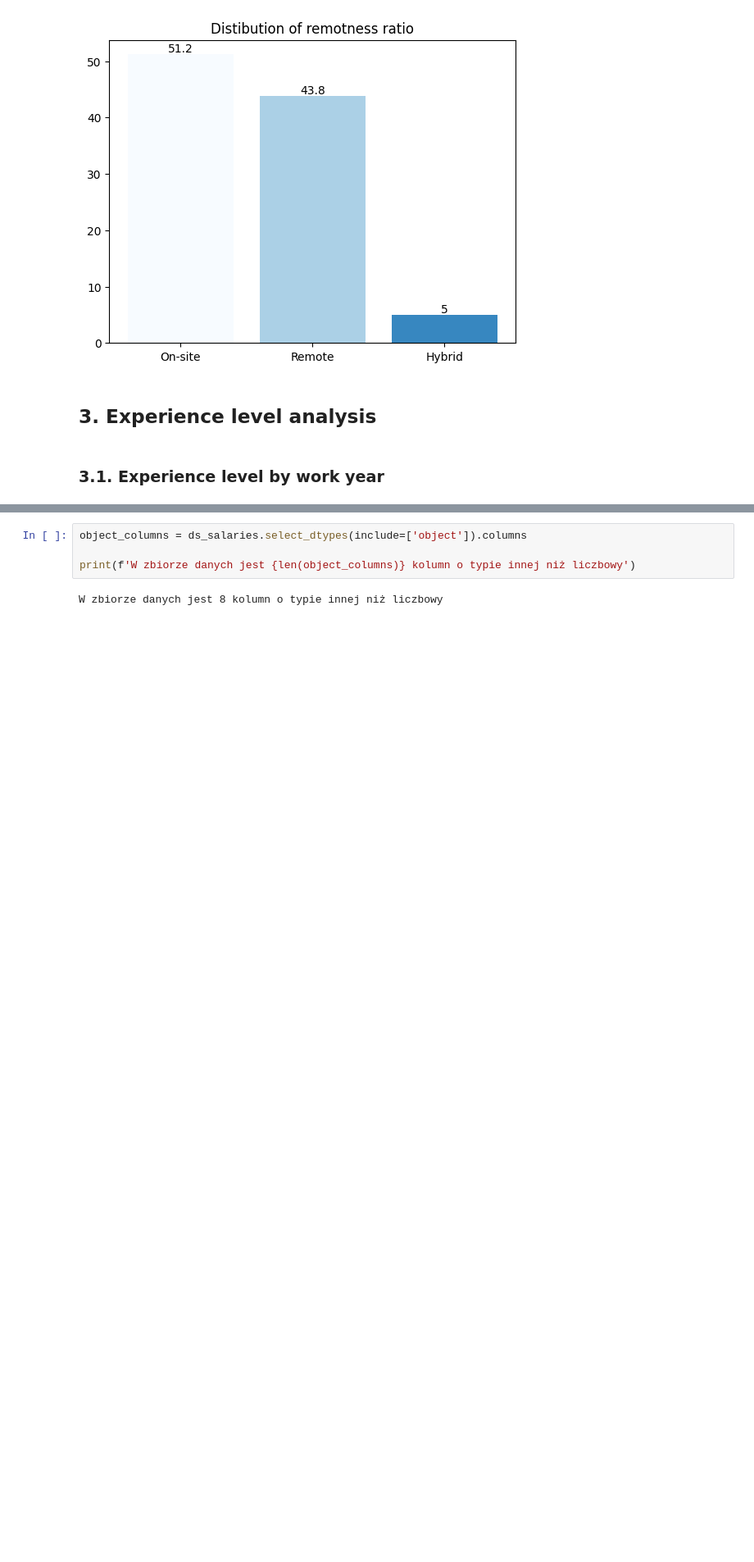
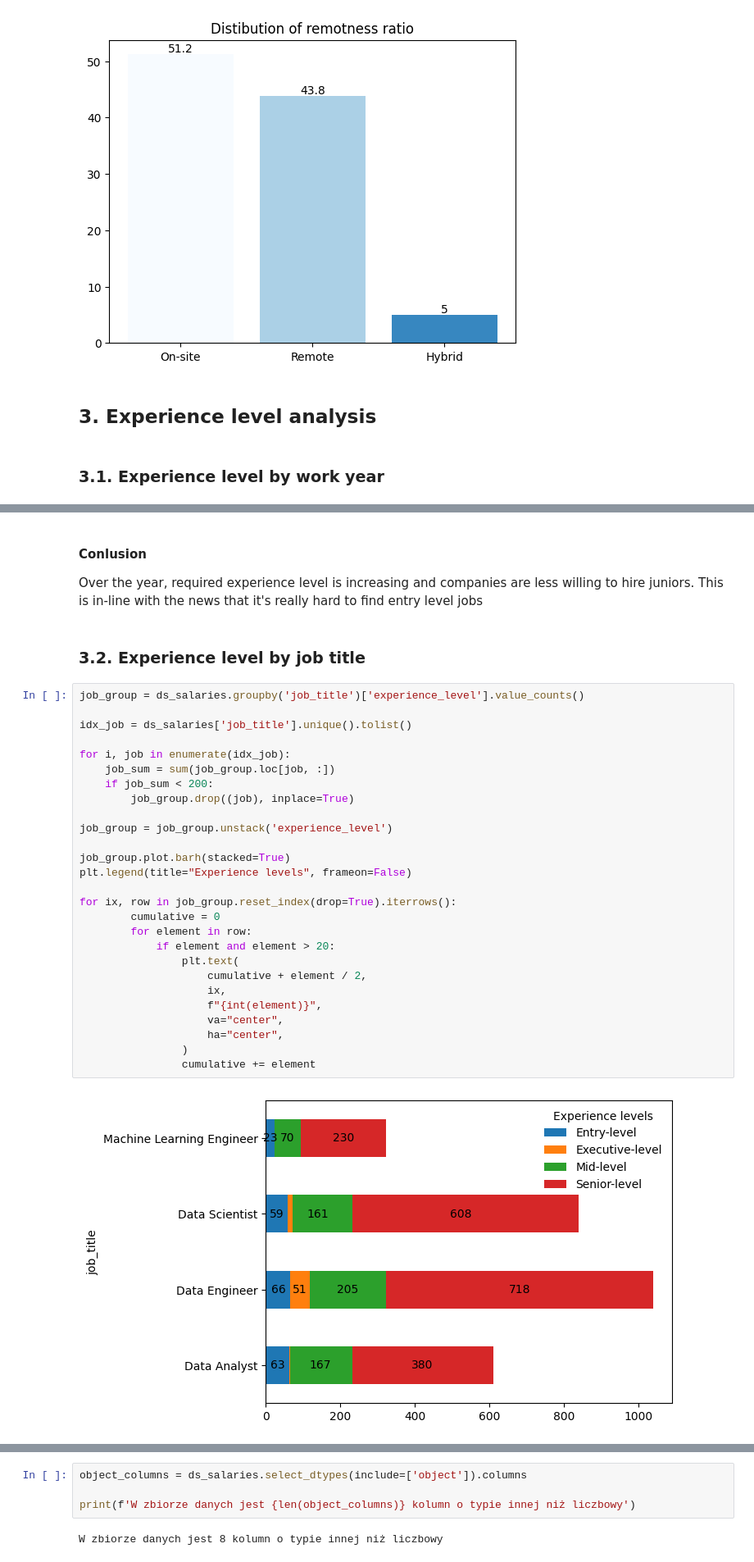
Before and after one commit to ST4N3R/eda_projects, a Jupyter notebook: Data_Science_salaries/main.ipynb, the cells around one changed output, grey strips where cells are left out. Shown at 82% size. Saved outputs shown, nothing was run; the diff lists cells and outputs as text; blank space fills up the shorter version.

```diff
--- a/Data_Science_salaries/main.ipynb
+++ b/Data_Science_salaries/main.ipynb
@@ -363,0 +345,35 @@ Name: 3, dtype: float64
+# %% [markdown]
+#### Conlusion
+
+Over the year, required experience level is increasing and companies are less willing to hire juniors. This is in-line with the news that it's really hard to find entry level jobs
+# %% [markdown]
+### 3.2. Experience level by job title
+# %%
+job_group = ds_salaries.groupby('job_title')['experience_level'].value_counts()
+
+idx_job = ds_salaries['job_title'].unique().tolist()
+
+for i, job in enumerate(idx_job):
+    job_sum = sum(job_group.loc[job, :])
+    if job_sum < 200:
+        job_group.drop((job), inplace=True)
+
+job_group = job_group.unstack('experience_level')
+
+job_group.plot.barh(stacked=True)
+plt.legend(title="Experience levels", frameon=False)
+
+for ix, row in job_group.reset_index(drop=True).iterrows():
+        cumulative = 0
+        for element in row:
+            if element and element > 20:
+                plt.text(
+                    cumulative + element / 2,
+                    ix,
+                    f"{int(element)}",
+                    va="center",
+                    ha="center",
+                )
+                cumulative += element
+# %% [output]
+[figure, added]
```
Also changed, not shown: parts of 7 cells of this notebook, 1 other file.
